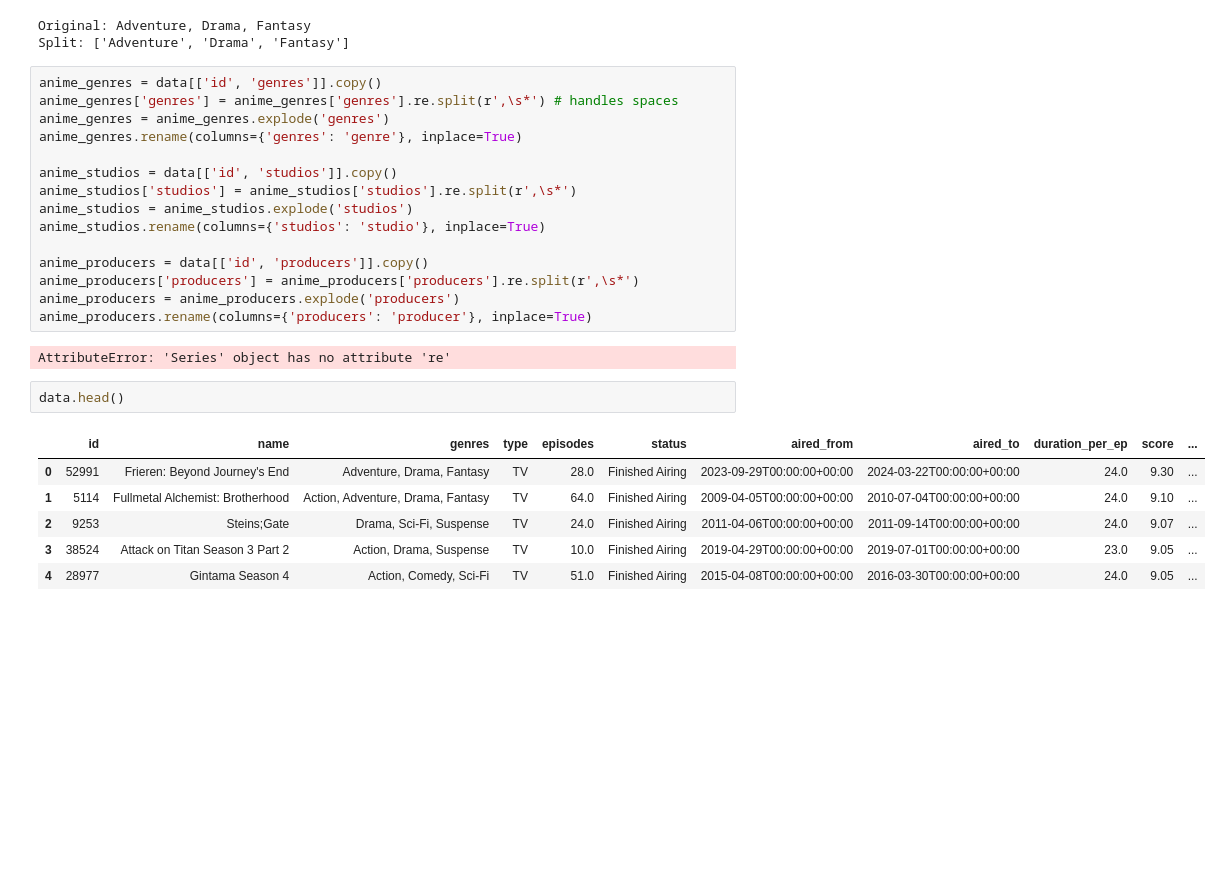
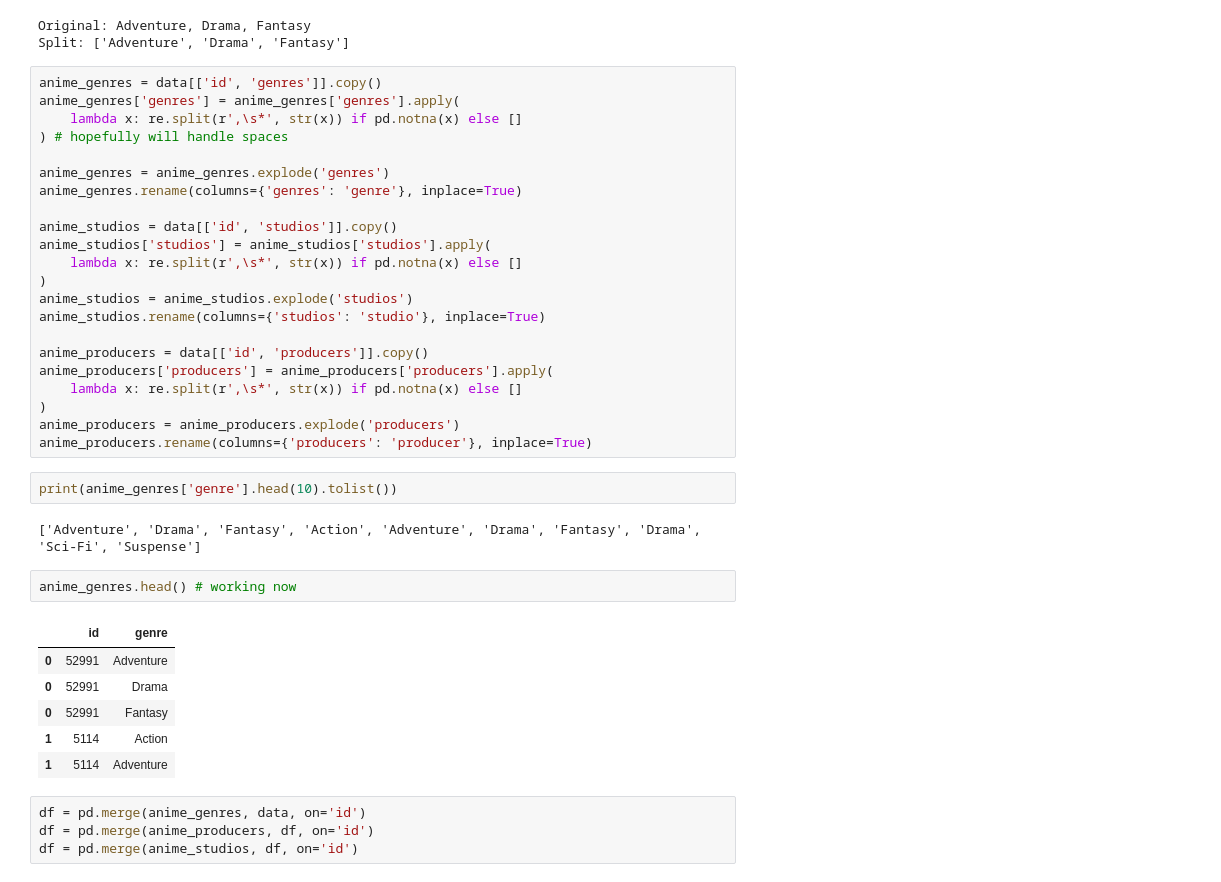
Before and after one commit to Mikayla-ds2/constellation-anime, a Jupyter notebook: data.ipynb, the cells around one changed output. Drawn from its saved outputs; the diff is of its cells as text; blank space fills up the shorter version.

```diff
--- a/data.ipynb
+++ b/data.ipynb
@@ -265,27 +263,40 @@ Original: Adventure, Drama, Fantasy
 Split: ['Adventure', 'Drama', 'Fantasy']
 # %%
 anime_genres = data[['id', 'genres']].copy()
-anime_genres['genres'] = anime_genres['genres'].re.split(r',\s*') # handles spaces
+anime_genres['genres'] = anime_genres['genres'].apply(
+    lambda x: re.split(r',\s*', str(x)) if pd.notna(x) else []
+) # hopefully will handle spaces
+
 anime_genres = anime_genres.explode('genres')
 anime_genres.rename(columns={'genres': 'genre'}, inplace=True)
 
 anime_studios = data[['id', 'studios']].copy()
-anime_studios['studios'] = anime_studios['studios'].re.split(r',\s*')
+anime_studios['studios'] = anime_studios['studios'].apply(
+    lambda x: re.split(r',\s*', str(x)) if pd.notna(x) else []
+)
 anime_studios = anime_studios.explode('studios')
 anime_studios.rename(columns={'studios': 'studio'}, inplace=True)
 
 anime_producers = data[['id', 'producers']].copy()
-anime_producers['producers'] = anime_producers['producers'].re.split(r',\s*')
+anime_producers['producers'] = anime_producers['producers'].apply(
+    lambda x: re.split(r',\s*', str(x)) if pd.notna(x) else []
+)
 anime_producers = anime_producers.explode('producers')
 anime_producers.rename(columns={'producers': 'producer'}, inplace=True)
-# %% [output]
-AttributeError: 'Series' object has no attribute 're'
+# %%
+print(anime_genres['genre'].head(10).tolist())
+# %% [output]
+['Adventure', 'Drama', 'Fantasy', 'Action', 'Adventure', 'Drama', 'Fantasy', 'Drama', 'Sci-Fi', 'Suspense']
 # %%
-data.head()
+anime_genres.head() # working now
 # %% [output]
-|  | id | name | genres | type | episodes | status | aired_from | aired_to | duration_per_ep | score | ... |
-| 0 | 52991 | Frieren: Beyond Journey's End | Adventure, Drama, Fantasy | TV | 28.0 | Finished Airing | 2023-09-29T00:00:00+00:00 | 2024-03-22T00:00:00+00:00 | 24.0 | 9.30 | ... |
-| 1 | 5114 | Fullmetal Alchemist: Brotherhood | Action, Adventure, Drama, Fantasy | TV | 64.0 | Finished Airing | 2009-04-05T00:00:00+00:00 | 2010-07-04T00:00:00+00:00 | 24.0 | 9.10 | ... |
-| 2 | 9253 | Steins;Gate | Drama, Sci-Fi, Suspense | TV | 24.0 | Finished Airing | 2011-04-06T00:00:00+00:00 | 2011-09-14T00:00:00+00:00 | 24.0 | 9.07 | ... |
-| 3 | 38524 | Attack on Titan Season 3 Part 2 | Action, Drama, Suspense | TV | 10.0 | Finished Airing | 2019-04-29T00:00:00+00:00 | 2019-07-01T00:00:00+00:00 | 23.0 | 9.05 | ... |
-| 4 | 28977 | Gintama Season 4 | Action, Comedy, Sci-Fi | TV | 51.0 | Finished Airing | 2015-04-08T00:00:00+00:00 | 2016-03-30T00:00:00+00:00 | 24.0 | 9.05 | ... |
+|  | id | genre |
+| 0 | 52991 | Adventure |
+| 0 | 52991 | Drama |
+| 0 | 52991 | Fantasy |
+| 1 | 5114 | Action |
+| 1 | 5114 | Adventure |
+# %%
+df = pd.merge(anime_genres, data, on='id')
+df = pd.merge(anime_producers, df, on='id')
+df = pd.merge(anime_studios, df, on='id')
```
Also changed, not shown: parts of 6 cells of this notebook, 2 other files.
